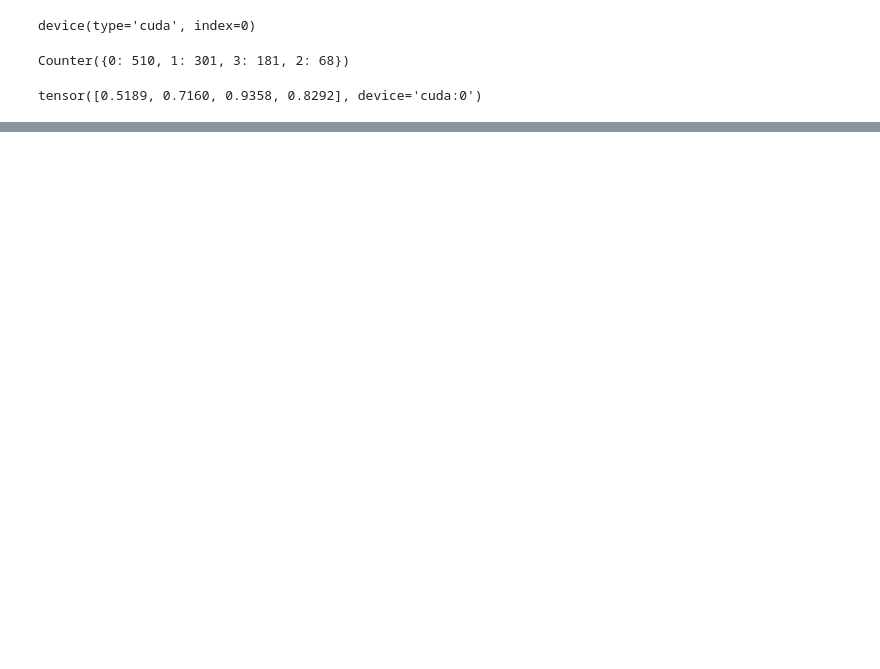
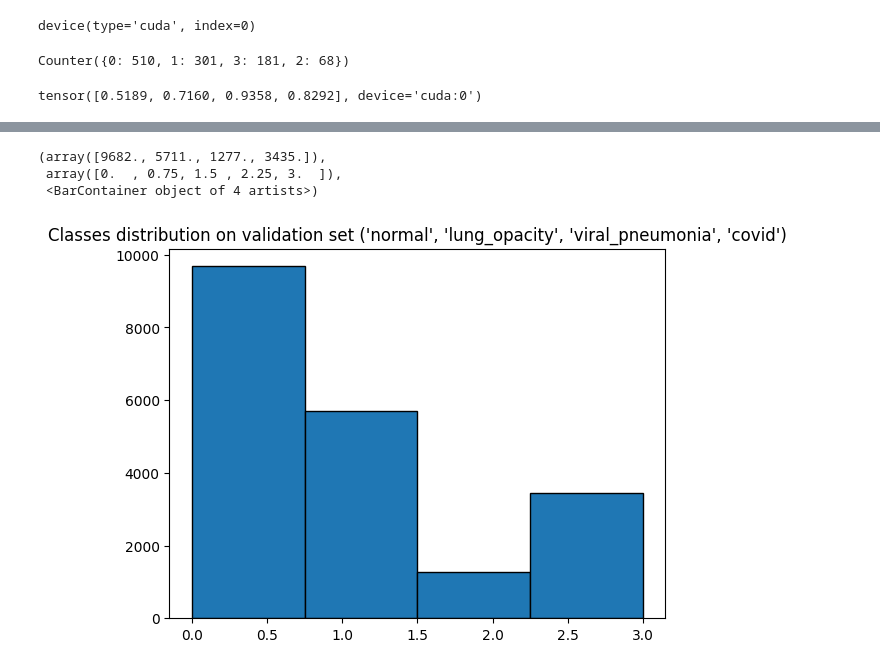
Before and after one commit to Dmytro-Shvetsov/counterfactual-search, a Jupyter notebook: covid-19-pretrain-classifier.ipynb, the cells around one changed output, grey strips where cells are left out. Saved outputs shown, nothing was run; the diff lists cells and outputs as text; code cells hidden in the pictures; blank space fills up the shorter version.

```diff
--- a/covid-19-pretrain-classifier.ipynb
+++ b/covid-19-pretrain-classifier.ipynb
@@ -504,6 +505,14 @@ def predict_probs(loader, model):
 
 _, test_loader = get_dataloaders(use_sampler=False, batch_size=32, shuffle_test=False)
 probs, classes = predict_probs(test_loader, model)
+# %%
+plt.title('Classes distribution on validation set ' + str(LungsDataset.CLASSES))
+plt.hist(classes, bins=len(LungsDataset.CLASSES), edgecolor='black')
+# %% [output]
+(array([9682., 5711., 1277., 3435.]),
+ array([0.  , 0.75, 1.5 , 2.25, 3.  ]),
+ <BarContainer object of 4 artists>)
+[figure, added]
 # %%
 for explain_class in range(len(LungsDataset.CLASSES)):
     pbs = [item[explain_class] for item in probs]
```
Also changed, not shown: parts of 14 cells of this notebook, 26 other files.
